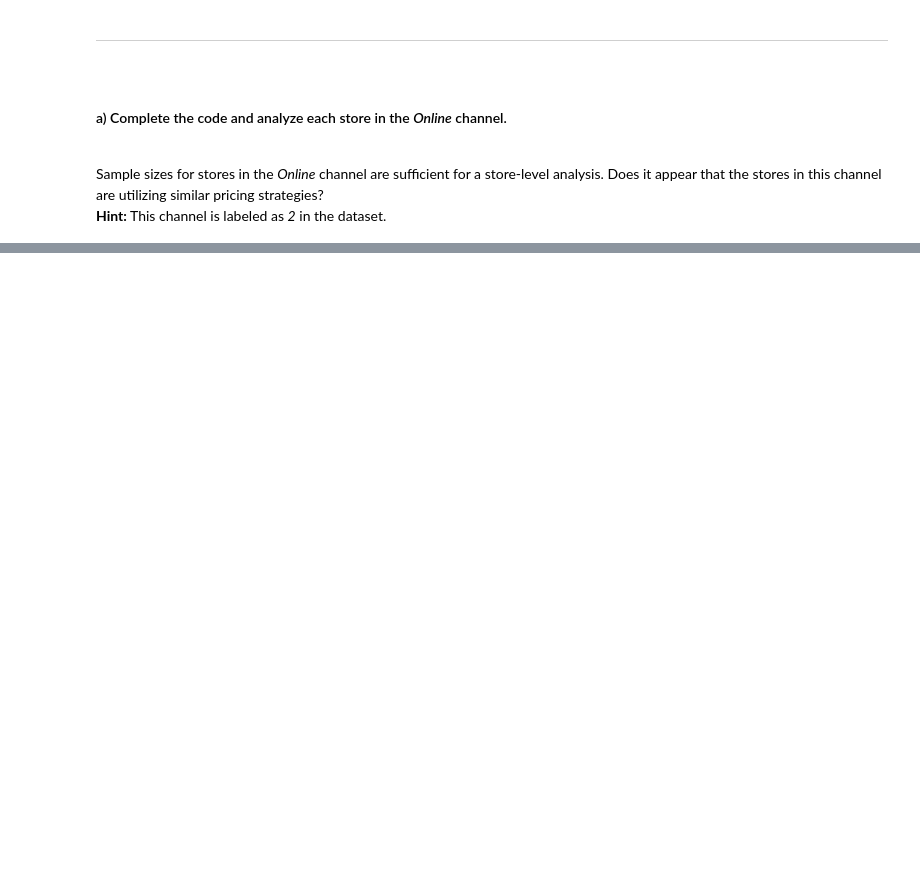
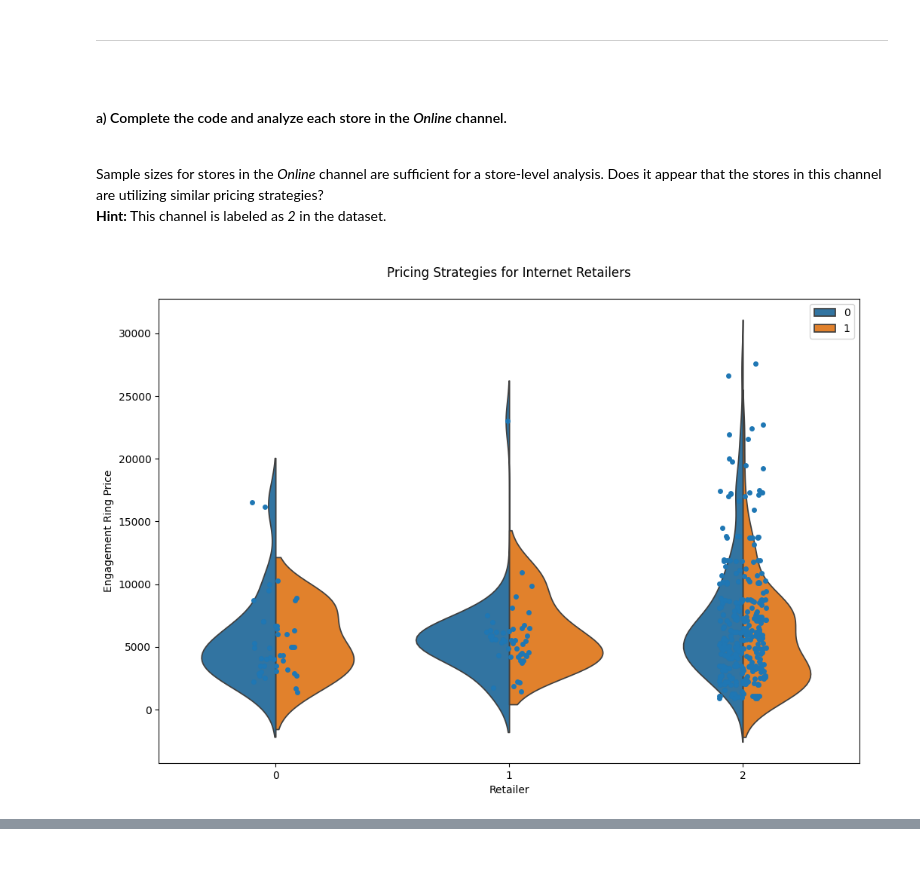
Before and after one commit to mmushonga09-cloud/Business-Analysis-with-structured-data, a Jupyter notebook: Script 03 - Exploratory Data Analysis - Guided.ipynb, the cells around one changed output, grey strips where cells are left out. Drawn from its saved outputs; the diff is of its cells as text; code cells hidden in the pictures; blank space fills up the shorter version.

```diff
--- a/Script 03 - Exploratory Data Analysis - Guided.ipynb
+++ b/Script 03 - Exploratory Data Analysis - Guided.ipynb
@@ -785,33 +809,35 @@ Sample sizes for stores in the <em>Online</em> channel are sufficient for a stor
 # %%
 # specifying plot size (making it bigger)
 fig, ax = plt.subplots( figsize = (12 , 8) )
 
 
 # outline with a violin plot
-_____._____(x      = _____  ,
+sns.violinplot(x      = 'channel'  ,
             y      = 'price',
             hue    = 'cut'  ,
             split  = True   ,
-            data   = _____  ,
+            data   = diamonds  ,
             orient = 'v'    ,
             inner  = None   )
 
 
 # embedding a stripplot plot
-_____._____(x      = _____  ,
+sns.stripplot(x      =  'channel' ,
             y      = 'price',
-            data   = _____  ,
+            data   = diamonds  ,
             size   = 5      ,
             orient = 'v'    )
 
 
 # title and labels
 plt.title(label   = """
 Pricing Strategies for Internet Retailers
 """)
 plt.xlabel(xlabel = 'Retailer')
 plt.ylabel(ylabel = 'Engagement Ring Price')
 plt.show  (block  = True)
+# %% [output]
+[figure, added]
 # %% [markdown]
 <hr style="height:.9px;border:none;color:#333;background-color:#333;" />
 <hr style="height:.9px;border:none;color:#333;background-color:#333;" /><br>
```
Also changed, not shown: parts of 4 cells of this notebook.
